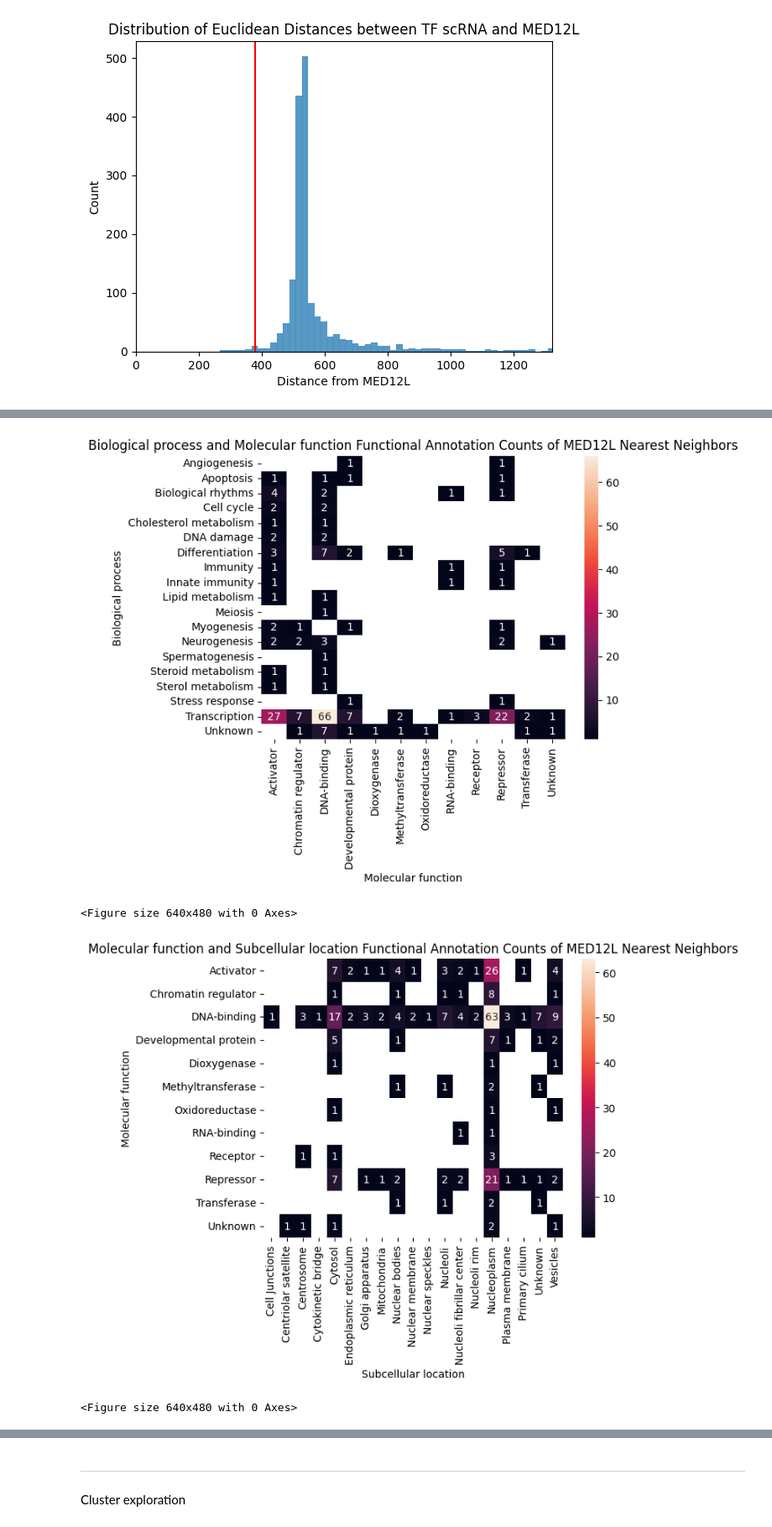
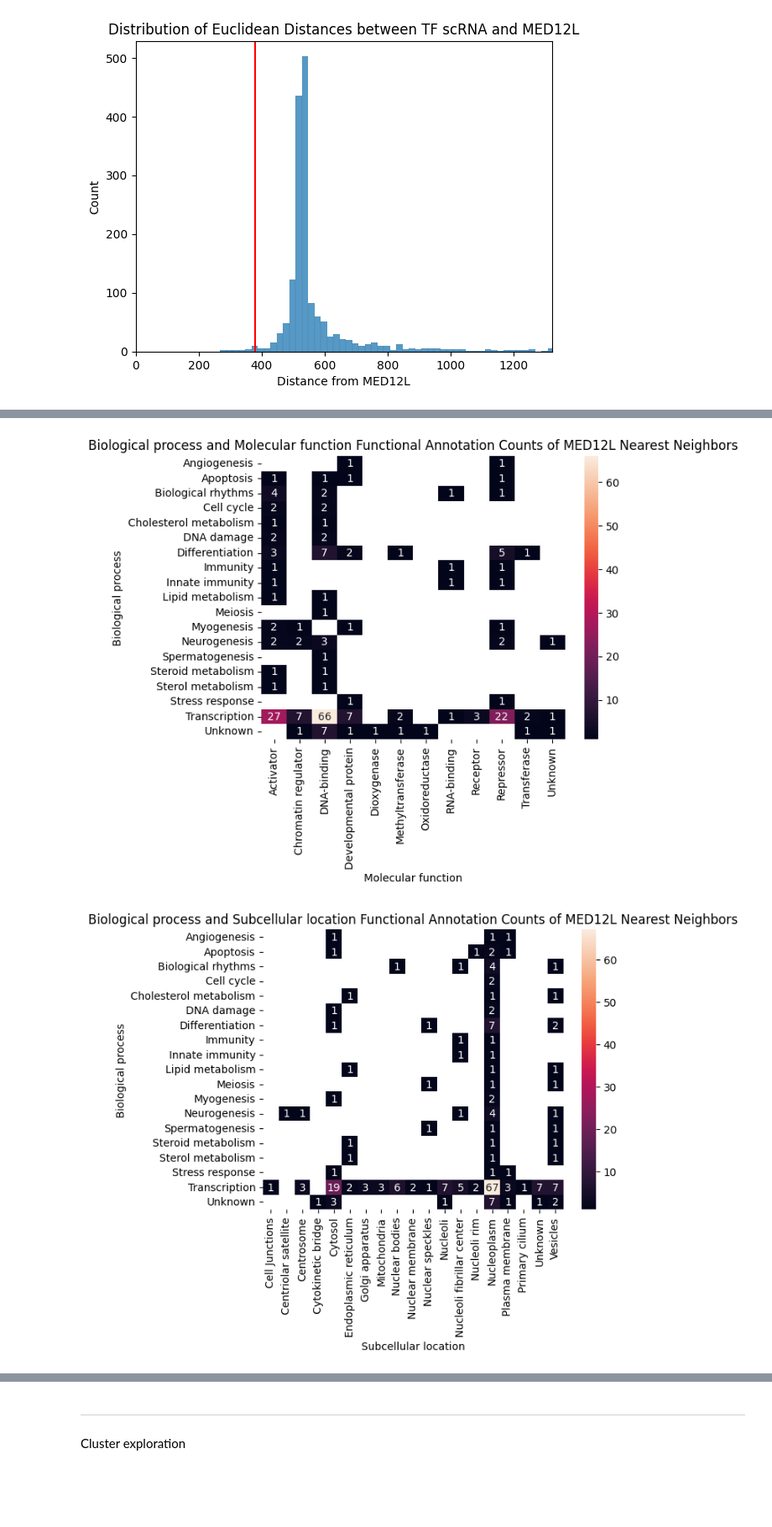
Before and after one commit to kinseylong/StallerRotation, a Jupyter notebook: cofactors_humanproteinatlas/mediator_exploration.ipynb, the cells around one changed output, grey strips where cells are left out. Shown at 84% size. Cells and saved outputs as stored; diff of their text form; code cells hidden in the pictures; blank space fills up the shorter version.

```diff
--- a/cofactors_humanproteinatlas/mediator_exploration.ipynb
+++ b/cofactors_humanproteinatlas/mediator_exploration.ipynb
@@ -434,26 +439,28 @@ MED12L_similar_annotations.head()
 | 3 | ARNT2 | ENSG00000172379 | Aryl hydrocarbon receptor nuclear... | [Disease related genes, Human dis... | [Transcription, Transcription reg... | [DNA-binding] | ... |
 | 4 | POU6F2 | ENSG00000106536 | POU class 6 homeobox 2 | [Disease related genes, Human dis... | [Transcription, Transcription reg... | [DNA-binding] | ... |
 # %%
-def xy_pivot(indexcol, columncol):
-    df = MED12L_similar_annotations.explode(indexcol).explode(columncol).pivot_table(index=indexcol, columns=columncol, values = "Gene", aggfunc="count")
+def xy_pivot(df_i, indexcol, columncol):
+    df = df_i.explode(indexcol).explode(columncol).pivot_table(index=indexcol, columns=columncol, values = "Gene", aggfunc="count")
     #remove transcription regulation (duplicate of transcription annotation)
     if (indexcol == "Biological process"):
         df = df.loc[[x != "Transcription regulation" for x in df.index.to_list()]]
     elif columncol == "Biological process":
         df = df[[x != "Transcription regulation" for x in df["Biological process"]]]
 
-    sns.heatmap(df, annot=True)
+    if len(df) > 20:
+        annotb = False
+    else:
+        annotb = True
+
+    sns.heatmap(df, annot=annotb)
     plt.title("{0} and {1} Functional Annotation Counts of MED12L Nearest Neighbors".format(indexcol, columncol))
-    plt.show()
 
-xy_pivot("Biological process", "Molecular function")
+xy_pivot(MED12L_similar_annotations, "Biological process", "Molecular function")
 plt.savefig("figures/MED12Lneighbor_annotationpivot1.png", bbox_inches='tight')
 # %% [output]
 [figure]
-<Figure size 640x480 with 0 Axes>
 # %%
-xy_pivot("Molecular function", "Subcellular location")
+xy_pivot(MED12L_similar_annotations, "Biological process", "Subcellular location")
 plt.savefig("figures/MED12Lneighbor_annotationpivot2.png", bbox_inches='tight')
 # %% [output]
-[figure, old version]
+[figure, new version]
-<Figure size 640x480 with 0 Axes>
```
Also changed, not shown: parts of 6 cells of this notebook, 3 other files.
